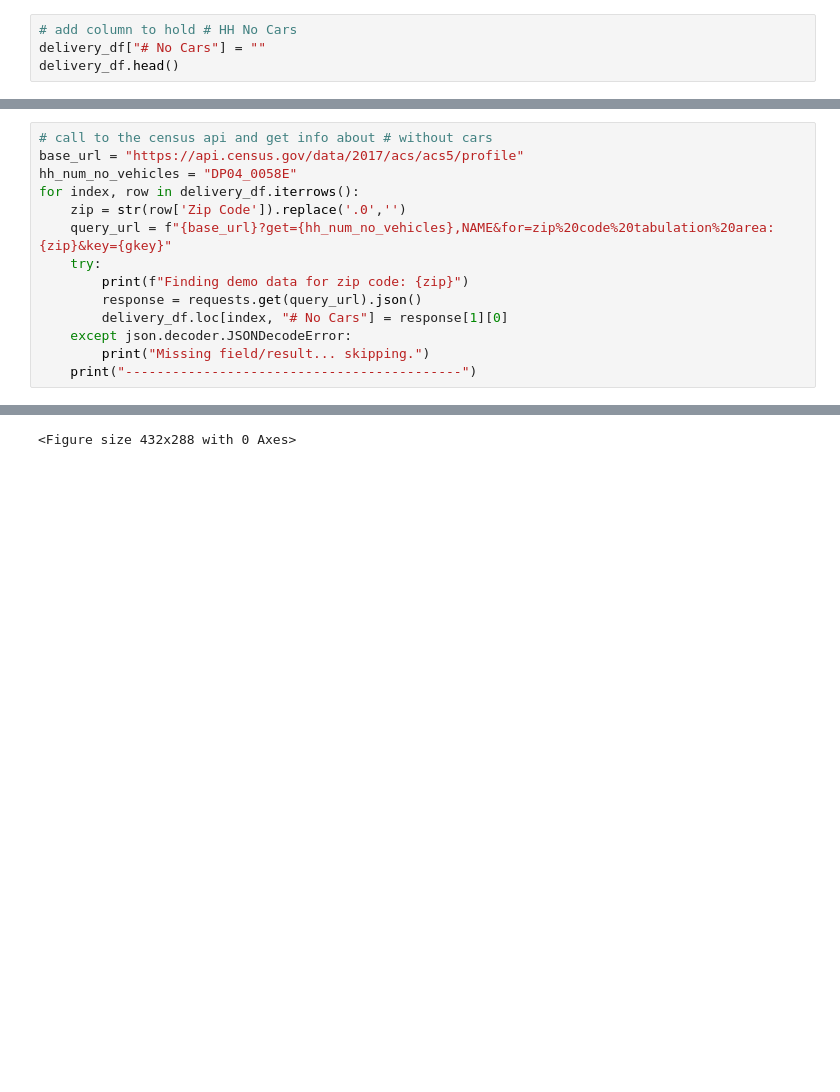
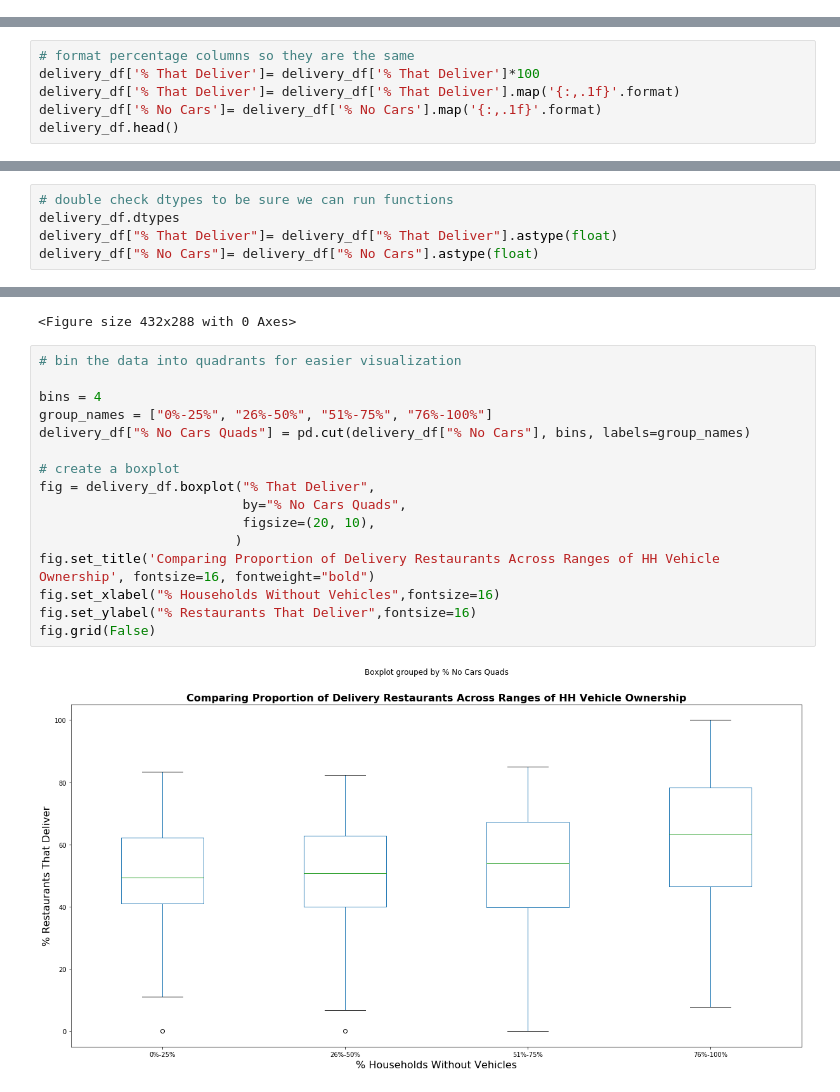
Before and after one commit to Karlasalome/group8-project1, a Jupyter notebook: Delivery Pie Charts.ipynb, the cells around one changed output, grey strips where cells are left out. Drawn from its saved outputs; the diff is of its cells as text; blank space fills up the shorter version.

Commit message:
scott added boxplot to DELIVERY PIE CHARTS code

```diff
--- a/Delivery Pie Charts.ipynb
+++ b/Delivery Pie Charts.ipynb
@@ -19,7 +19,3 @@ delivery_df.head()
 | 2 | 10003 | 89 | 62.0 | 0.696629 | 78.3 |
 | 3 | 10004 | 20 | 12.0 | 0.600000 | 81.1 |
 | 4 | 10005 | 6 | 4.0 | 0.666667 | 83.5 |
-# %%
-# add column to hold # HH No Cars
-delivery_df["# No Cars"] = ""
-delivery_df.head()
@@ -33,14 +21,0 @@ delivery_df.head()
-# %%
-# call to the census api and get info about # without cars
-base_url = "https://api.census.gov/data/2017/acs/acs5/profile"
-hh_num_no_vehicles = "DP04_0058E"
-for index, row in delivery_df.iterrows():
-    zip = str(row['Zip Code']).replace('.0','')
-    query_url = f"{base_url}?get={hh_num_no_vehicles},NAME&for=zip%20code%20tabulation%20area:{zip}&key={gkey}"
-    try:
-        print(f"Finding demo data for zip code: {zip}")
-        response = requests.get(query_url).json()
-        delivery_df.loc[index, "# No Cars"] = response[1][0]
-    except json.decoder.JSONDecodeError:
-        print("Missing field/result... skipping.")
-    print("-------------------------------------------")
@@ -73,0 +22,6 @@ delivery_df.head()
+# %%
+# format percentage columns so they are the same
+delivery_df['% That Deliver']= delivery_df['% That Deliver']*100
+delivery_df['% That Deliver']= delivery_df['% That Deliver'].map('{:,.1f}'.format)
+delivery_df['% No Cars']= delivery_df['% No Cars'].map('{:,.1f}'.format)
+delivery_df.head()
@@ -74,3 +35,8 @@ delivery_df.head()
+# %%
+# double check dtypes to be sure we can run functions
+delivery_df.dtypes
+delivery_df["% That Deliver"]= delivery_df["% That Deliver"].astype(float)
+delivery_df["% No Cars"]= delivery_df["% No Cars"].astype(float)
 # %%
 # find the avg % delivery and avg % no cars
 delivery_df.mean()
@@ -114,3 +79,21 @@ Text(0.5, 1.0, 'NYC HH Vehicle Ownership')
 plt.savefig("Vehicle_Pie.png")
 # %% [output]
 <Figure size 432x288 with 0 Axes>
+# %%
+# bin the data into quadrants for easier visualization
+
+bins = 4
+group_names = ["0%-25%", "26%-50%", "51%-75%", "76%-100%"]
+delivery_df["% No Cars Quads"] = pd.cut(delivery_df["% No Cars"], bins, labels=group_names)
+
+# create a boxplot
+fig = delivery_df.boxplot("% That Deliver",
+                          by="% No Cars Quads",
+                          figsize=(20, 10),
+                         )
+fig.set_title('Comparing Proportion of Delivery Restaurants Across Ranges of HH Vehicle Ownership', fontsize=16, fontweight="bold")
+fig.set_xlabel("% Households Without Vehicles",fontsize=16)
+fig.set_ylabel("% Restaurants That Deliver",fontsize=16)
+fig.grid(False)
+# %% [output]
+[figure, added]
```
Also changed, not shown: parts of 6 cells of this notebook, 1 other file.
